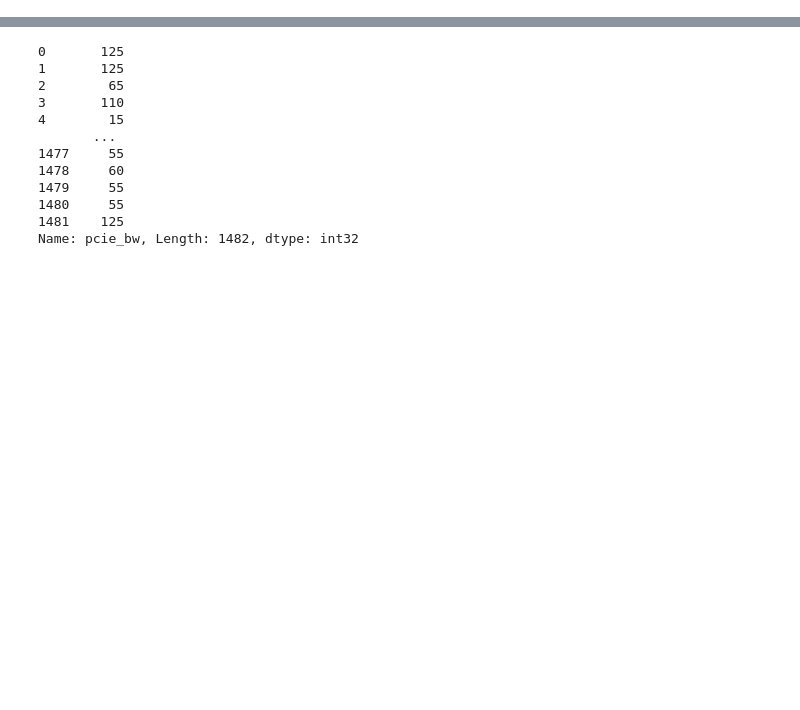
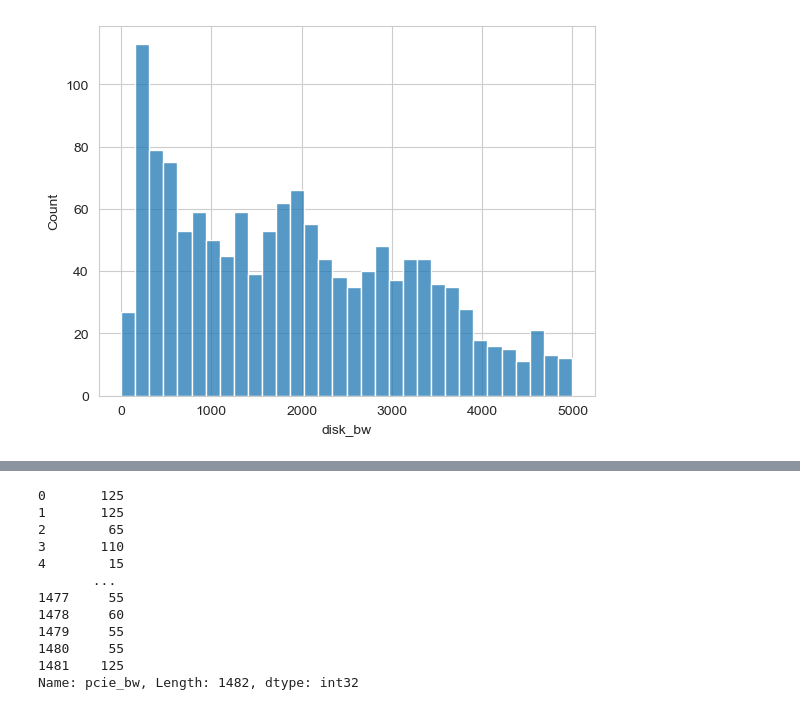
Before and after one commit to alkorolyov/vast-stats, a Jupyter notebook: notebooks/10 - tests.ipynb, the cells around one changed output, grey strips where cells are left out. Cells and saved outputs as stored; diff of their text form; code cells hidden in the pictures; blank space fills up the shorter version.

```diff
--- a/notebooks/10 - tests.ipynb
+++ b/notebooks/10 - tests.ipynb
@@ -17,3 +17,12 @@ import warnings
 # Filter out all warnings related to pandas
 warnings.filterwarnings("ignore", category=FutureWarning)
 warnings.filterwarnings("ignore", category=DeprecationWarning)
+# %%
+conn = sqlite3.connect('../vast.db')
+df = table_to_df('disk_bw_snp', conn)
+conn.close()
+# %%
+sns.histplot(df.query('disk_bw < 5000').disk_bw, bins=32);
+# sns.histplot(df.disk_bw, bins=32);
+# %% [output]
+[figure, added]
```
Also changed, not shown: parts of 7 cells of this notebook, 7 other files.
